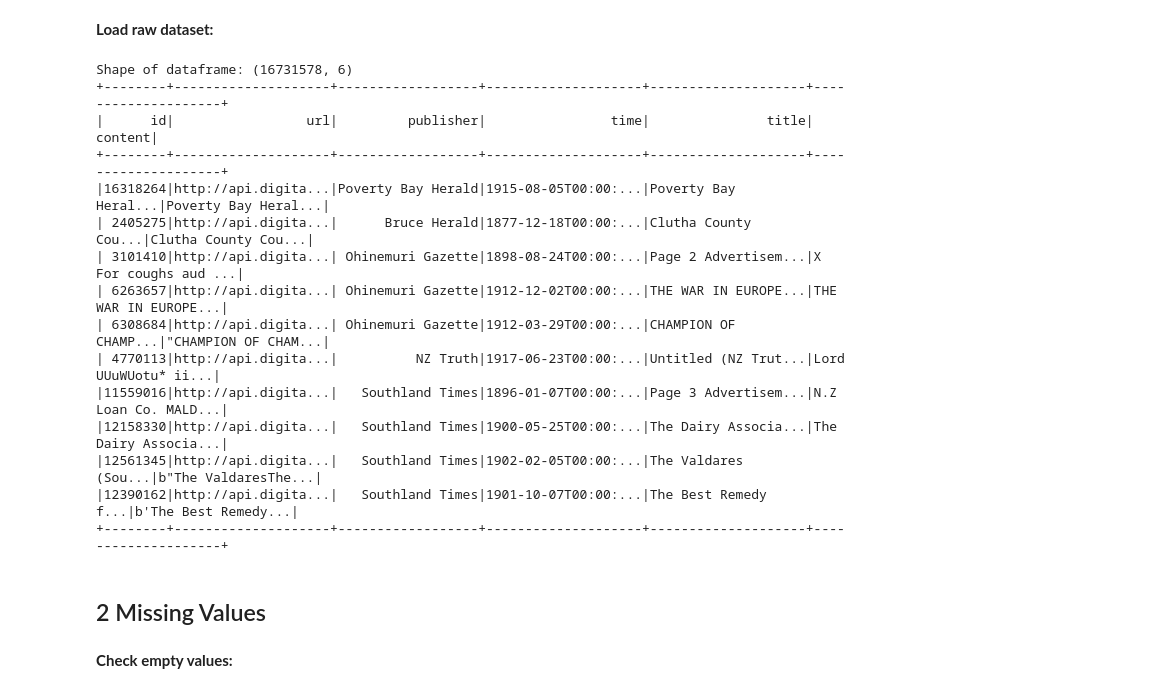
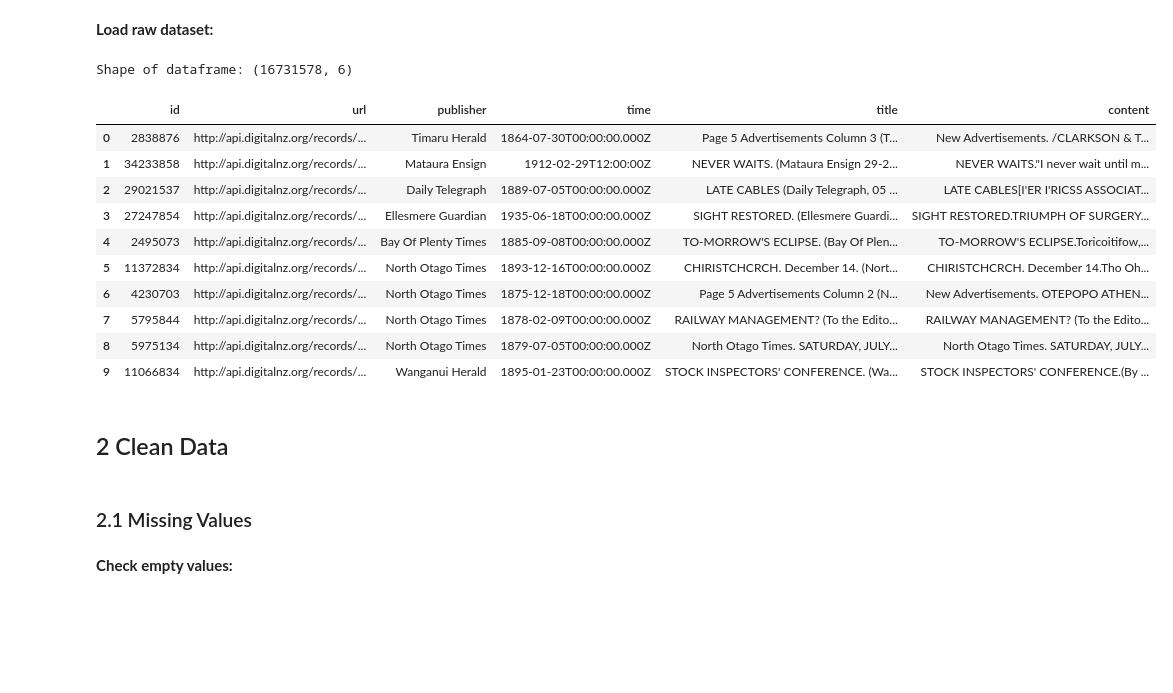
Before and after one commit to xandercai/papers-past-topic-modeling, a Jupyter notebook: 2-wrangling/wrangling.ipynb, the cells around one changed output. Cells and saved outputs as stored; diff of their text form; code cells hidden in the pictures; blank space fills up the shorter version.

```diff
--- a/2-wrangling/wrangling.ipynb
+++ b/2-wrangling/wrangling.ipynb
@@ -44,27 +52,24 @@ sc
 # %%
-df = load_dataset('papers_past', spark)
-
 nrow_raw = df.count()
 print('Shape of dataframe: ({}, {})'.format(nrow_raw, len(df.columns)))
-df.sample(False, 0.00001).limit(10).show()
+df.sample(False, 0.00001).limit(10).toPandas().head(10)
 # %% [output]
 Shape of dataframe: (16731578, 6)
-+--------+--------------------+------------------+--------------------+--------------------+--------------------+
-|      id|                 url|         publisher|                time|               title|             content|
-+--------+--------------------+------------------+--------------------+--------------------+--------------------+
-|16318264|http://api.digita...|Poverty Bay Herald|1915-08-05T00:00:...|Poverty Bay Heral...|Poverty Bay Heral...|
-| 2405275|http://api.digita...|      Bruce Herald|1877-12-18T00:00:...|Clutha County Cou...|Clutha County Cou...|
-| 3101410|http://api.digita...| Ohinemuri Gazette|1898-08-24T00:00:...|Page 2 Advertisem...|X For coughs aud ...|
-| 6263657|http://api.digita...| Ohinemuri Gazette|1912-12-02T00:00:...|THE WAR IN EUROPE...|THE WAR IN EUROPE...|
-| 6308684|http://api.digita...| Ohinemuri Gazette|1912-03-29T00:00:...|CHAMPION OF CHAMP...|"CHAMPION OF CHAM...|
-| 4770113|http://api.digita...|          NZ Truth|1917-06-23T00:00:...|Untitled (NZ Trut...|Lord UUuWUotu* ii...|
-|11559016|http://api.digita...|   Southland Times|1896-01-07T00:00:...|Page 3 Advertisem...|N.Z Loan Co. MALD...|
-|12158330|http://api.digita...|   Southland Times|1900-05-25T00:00:...|The Dairy Associa...|The Dairy Associa...|
-|12561345|http://api.digita...|   Southland Times|1902-02-05T00:00:...|The Valdares (Sou...|b"The ValdaresThe...|
-|12390162|http://api.digita...|   Southland Times|1901-10-07T00:00:...|The Best Remedy f...|b'The Best Remedy...|
-+--------+--------------------+------------------+--------------------+--------------------+--------------------+
+|  | id | url | publisher | time | title | content |
+| 0 | 2838876 | http://api.digitalnz.org/records/... | Timaru Herald | 1864-07-30T00:00:00.000Z | Page 5 Advertisements Column 3 (T... | New Advertisements. /CLARKSON & T... |
+| 1 | 34233858 | http://api.digitalnz.org/records/... | Mataura Ensign | 1912-02-29T12:00:00Z | NEVER WAITS. (Mataura Ensign 29-2... | NEVER WAITS."I never wait until m... |
+| 2 | 29021537 | http://api.digitalnz.org/records/... | Daily Telegraph | 1889-07-05T00:00:00.000Z | LATE CABLES (Daily Telegraph, 05 ... | LATE CABLES[I'ER I'RICSS ASSOCIAT... |
+| 3 | 27247854 | http://api.digitalnz.org/records/... | Ellesmere Guardian | 1935-06-18T00:00:00.000Z | SIGHT RESTORED. (Ellesmere Guardi... | SIGHT RESTORED.TRIUMPH OF SURGERY... |
+| 4 | 2495073 | http://api.digitalnz.org/records/... | Bay Of Plenty Times | 1885-09-08T00:00:00.000Z | TO-MORROW'S ECLIPSE. (Bay Of Plen... | TO-MORROW'S ECLIPSE.Toricoitifow,... |
+| 5 | 11372834 | http://api.digitalnz.org/records/... | North Otago Times | 1893-12-16T00:00:00.000Z | CHIRISTCHCRCH. December 14. (Nort... | CHIRISTCHCRCH. December 14.Tho Oh... |
+| 6 | 4230703 | http://api.digitalnz.org/records/... | North Otago Times | 1875-12-18T00:00:00.000Z | Page 5 Advertisements Column 2 (N... | New Advertisements. OTEPOPO ATHEN... |
+| 7 | 5795844 | http://api.digitalnz.org/records/... | North Otago Times | 1878-02-09T00:00:00.000Z | RAILWAY MANAGEMENT? (To the Edito... | RAILWAY MANAGEMENT? (To the Edito... |
+| 8 | 5975134 | http://api.digitalnz.org/records/... | North Otago Times | 1879-07-05T00:00:00.000Z | North Otago Times. SATURDAY, JULY... | North Otago Times. SATURDAY, JULY... |
+| 9 | 11066834 | http://api.digitalnz.org/records/... | Wanganui Herald | 1895-01-23T00:00:00.000Z | STOCK INSPECTORS' CONFERENCE. (Wa... | STOCK INSPECTORS' CONFERENCE.(By ... |
+# %% [markdown]
+## 2 Clean Data
 # %% [markdown]
-## 2 Missing Values
+### 2.1 Missing Values
 # %% [markdown]
 **Check empty values:**
 # %%
```
Also changed, not shown: parts of 53 cells of this notebook.
